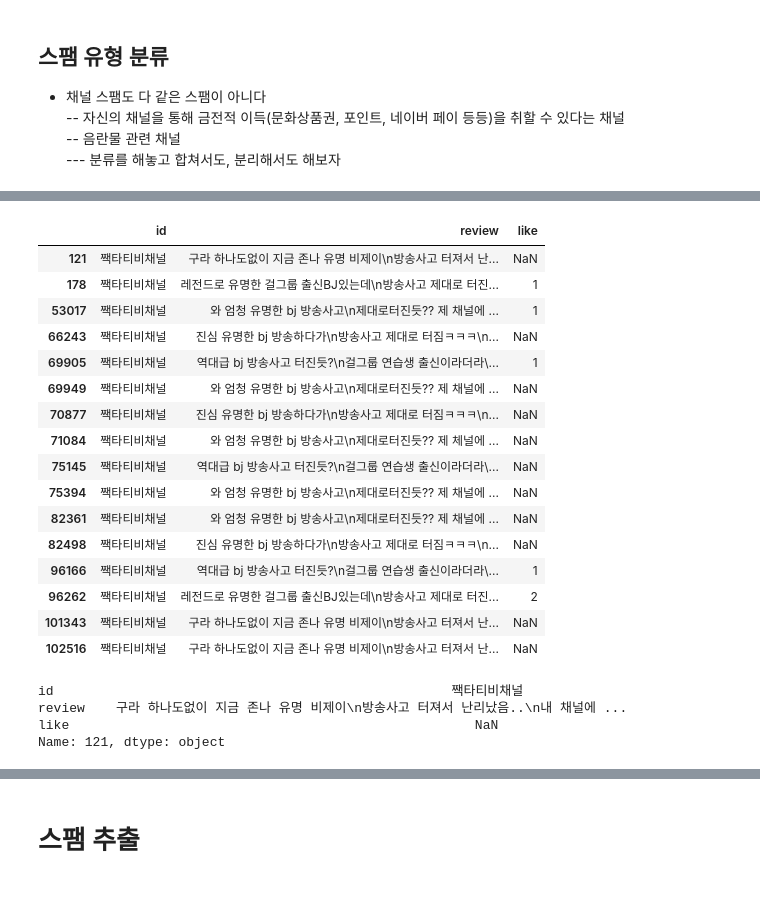
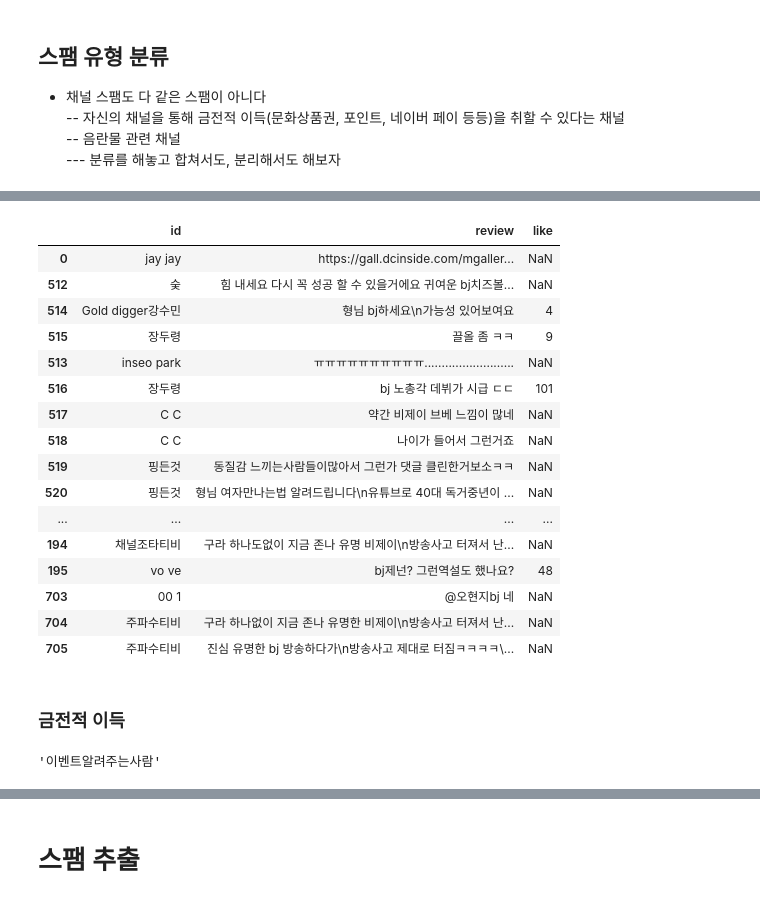
Before and after one commit to subeomsp/TIL_2, a Jupyter notebook: 유튜브 크롤링/BERT 스팸 분류 모델 for Youtube.ipynb, the cells around one changed output, grey strips where cells are left out. Drawn from its saved outputs; the diff is of its cells as text; code cells hidden in the pictures.

```diff
--- a/유튜브 크롤링/BERT 스팸 분류 모델 for Youtube.ipynb
+++ b/유튜브 크롤링/BERT 스팸 분류 모델 for Youtube.ipynb
@@ -1164,0 +1300,20 @@ for idx, review in enumerate(review_list):
+# %%
+temp_type1.iloc[:50]
+# %% [output]
+|  | id | review | like |
+| 0 | jay jay | https://gall.dcinside.com/mgaller... | NaN |
+| 512 | 숮 | 힘 내세요 다시 꼭 성공 할 수 있을거에요 귀여운 bj치즈볼... | NaN |
+| 514 | Gold digger강수민 | 형님 bj하세요\n가능성 있어보여요 | 4 |
+| 515 | 장두령 | 끌올 좀 ㅋㅋ | 9 |
+| 513 | inseo park | ㅠㅠㅠㅠㅠㅠㅠㅠㅠㅠ.......................... | NaN |
+| 516 | 장두령 | bj 노총각 데뷔가 시급 ㄷㄷ | 101 |
+| 517 | C C | 약간 비제이 브베 느낌이 많네 | NaN |
+| 518 | C C | 나이가 들어서 그런거죠 | NaN |
+| 519 | 핑든것 | 동질감 느끼는사람들이많아서 그런가 댓글 클린한거보소ㅋㅋ | NaN |
+| 520 | 핑든것 | 형님 여자만나는법 알려드립니다\n유튜브로 40대 독거중년이 ... | NaN |
+| ... | ... | ... | ... |
+| 194 | 채널조타티비 | 구라 하나도없이 지금 존나 유명 비제이\n방송사고 터져서 난... | NaN |
+| 195 | vo ve | bj제넌? 그런역설도 했나요? | 48 |
+| 703 | 00 1 | @오현지bj 네 | NaN |
+| 704 | 주파수티비 | 구라 하나없이 지금 존나 유명한 비제이\n방송사고 터져서 난... | NaN |
+| 705 | 주파수티비 | 진심 유명한 bj 방송하다가\n방송사고 제대로 터짐ㅋㅋㅋㅋ\... | NaN |
@@ -1164,0 +1322,2 @@ for idx, review in enumerate(review_list):
+# %% [markdown]
+### 금전적 이득
@@ -1165,27 +1326,4 @@ for idx, review in enumerate(review_list):
 # %%
-df[df['id'] == df.iloc[121]['id']]
+df['id'].iloc[150]
 # %% [output]
-|  | id | review | like |
-| 121 | 짹타티비채널 | 구라 하나도없이 지금 존나 유명 비제이\n방송사고 터져서 난... | NaN |
-| 178 | 짹타티비채널 | 레전드로 유명한 걸그룹 출신BJ있는데\n방송사고 제대로 터진... | 1 |
-| 53017 | 짹타티비채널 | 와 엄청 유명한 bj 방송사고\n제대로터진듯?? 제 채널에 ... | 1 |
-| 66243 | 짹타티비채널 | 진심 유명한 bj 방송하다가\n방송사고 제대로 터짐ㅋㅋㅋ\n... | NaN |
-| 69905 | 짹타티비채널 | 역대급 bj 방송사고 터진듯?\n걸그룹 연습생 출신이라더라\... | 1 |
-| 69949 | 짹타티비채널 | 와 엄청 유명한 bj 방송사고\n제대로터진듯?? 제 채널에 ... | NaN |
-| 70877 | 짹타티비채널 | 진심 유명한 bj 방송하다가\n방송사고 제대로 터짐ㅋㅋㅋ\n... | NaN |
-| 71084 | 짹타티비채널 | 와 엄청 유명한 bj 방송사고\n제대로터진듯?? 제 체널에 ... | NaN |
-| 75145 | 짹타티비채널 | 역대급 bj 방송사고 터진듯?\n걸그룹 연습생 출신이라더라\... | NaN |
-| 75394 | 짹타티비채널 | 와 엄청 유명한 bj 방송사고\n제대로터진듯?? 제 채널에 ... | NaN |
-| 82361 | 짹타티비채널 | 와 엄청 유명한 bj 방송사고\n제대로터진듯?? 제 채널에 ... | NaN |
-| 82498 | 짹타티비채널 | 진심 유명한 bj 방송하다가\n방송사고 제대로 터짐ㅋㅋㅋ\n... | NaN |
-| 96166 | 짹타티비채널 | 역대급 bj 방송사고 터진듯?\n걸그룹 연습생 출신이라더라\... | 1 |
-| 96262 | 짹타티비채널 | 레전드로 유명한 걸그룹 출신BJ있는데\n방송사고 제대로 터진... | 2 |
-| 101343 | 짹타티비채널 | 구라 하나도없이 지금 존나 유명 비제이\n방송사고 터져서 난... | NaN |
-| 102516 | 짹타티비채널 | 구라 하나도없이 지금 존나 유명 비제이\n방송사고 터져서 난... | NaN |
+'이벤트알려주는사람'
-# %%
-df.iloc[121]
-# %% [output]
-id                                                   짹타티비채널
-review    구라 하나도없이 지금 존나 유명 비제이\n방송사고 터져서 난리났음..\n내 채널에 ...
-like                                                    NaN
-Name: 121, dtype: object
```
Also changed, not shown: parts of 19 cells of this notebook.
